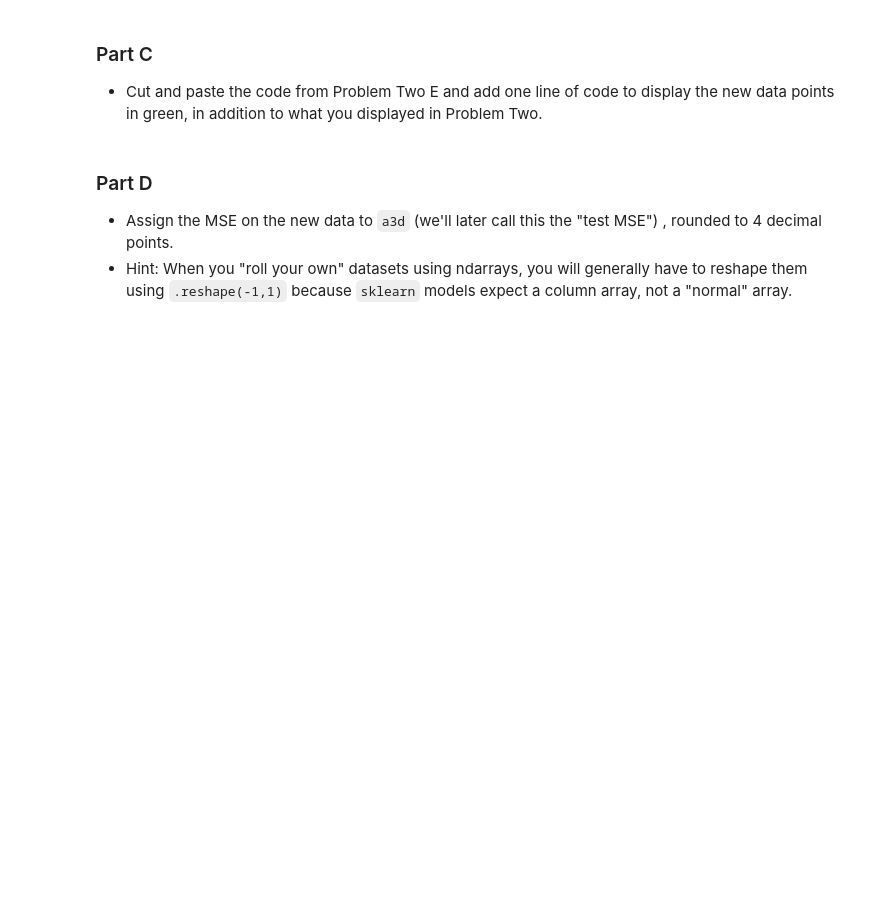
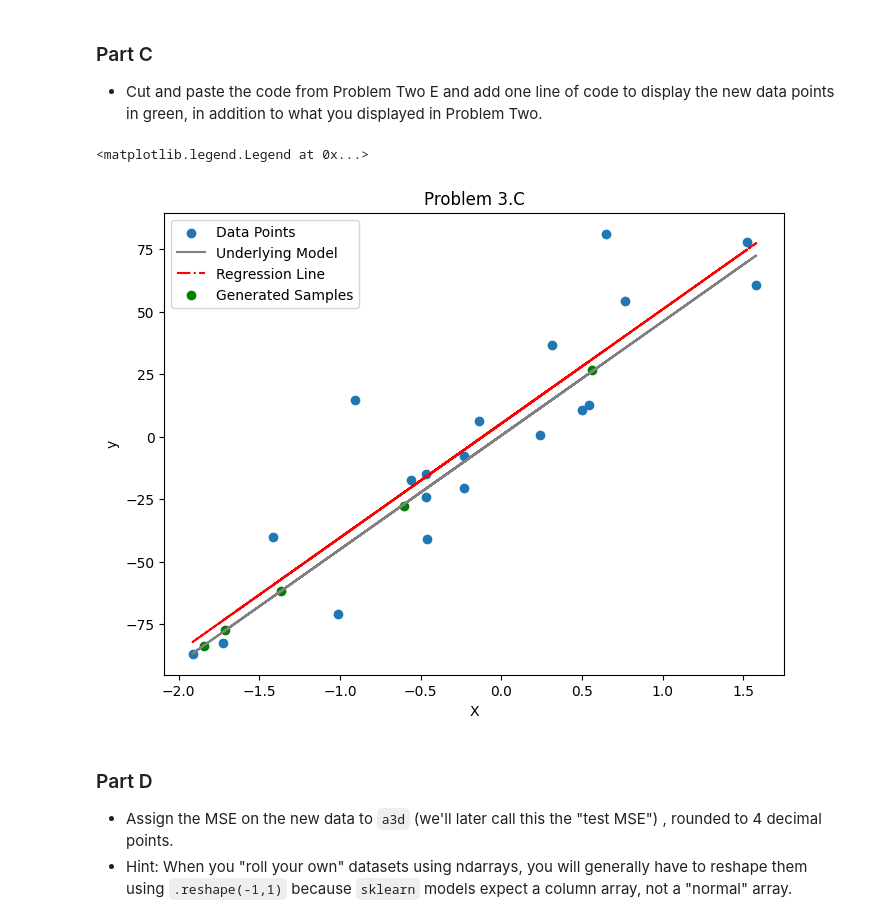
Before and after one commit to mclevel/Module-3-Assignments, a Jupyter notebook: Homework_02.ipynb, the cells around one changed output. Cells and saved outputs as stored; diff of their text form; code cells hidden in the pictures; blank space fills up the shorter version.

```diff
--- a/Homework_02.ipynb
+++ b/Homework_02.ipynb
@@ -221,10 +269,12 @@ For now, since we have the underlying model (which never happens IRL!) we can ea
     3. Return (x,y)
 
 - Test it by running the cell repeatedly to see the results (we are not setting a random seed, so it will generate random answers)
-# %%
-
-def generate_sample():
-    # Your code here
-    return ...
-
-generate_sample()
+# %%
+
+def generate_sample():
+    new_X = np.random.uniform(np.min(X),np.max(X))
+    new_y = slope_b * new_X + 0.5 + np.random.normal(0, 0.5)
+    new_point = (new_X, new_y)
+    return new_point
+
+generate_sample()
@@ -240,7 +292,11 @@ generate_sample()
 np.random.seed(42)             # do not remove this line!
 
 # Your code here
+new_samples = [generate_sample() for _ in range(5)]
+Xs, ys = zip(*new_samples)
+X_new = np.array(Xs)
+y_new = np.array(ys)
 
-a3b = ...
+a3b = X_new
 
 print(a3b)
@@ -255,3 +313,17 @@ grader.check("q3b")
+# %%
+# Your code here
+plt.figure(figsize=(8,6))
+plt.scatter(X,y, label = "Data Points")
+plt.plot(X, line, color='grey', label='Underlying Model')
+plt.plot(X, a2b * X + a2a, color='red', linestyle = "-.", label = "Regression Line")
+plt.scatter(X_new, y_new, color = "green",  label = "Generated Samples")
+plt.xlabel('X')
+plt.ylabel('y')
+plt.title("Problem 3.C")
+plt.legend()
+# %% [output]
+<matplotlib.legend.Legend at 0x...>
+[figure, added]
 # %% [markdown]
 ### Part D
 
```
Also changed, not shown: parts of 18 cells of this notebook, 1 other file.
